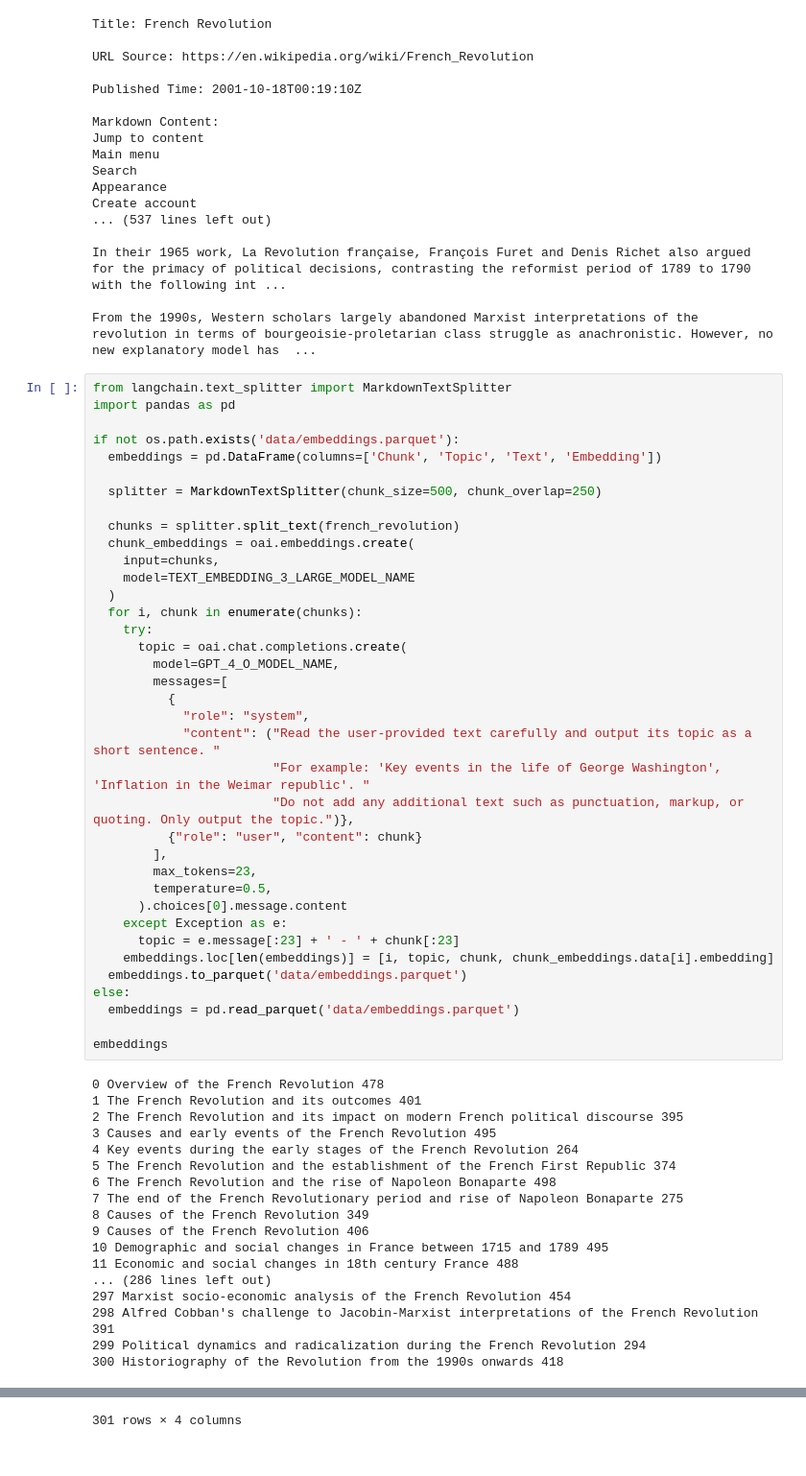
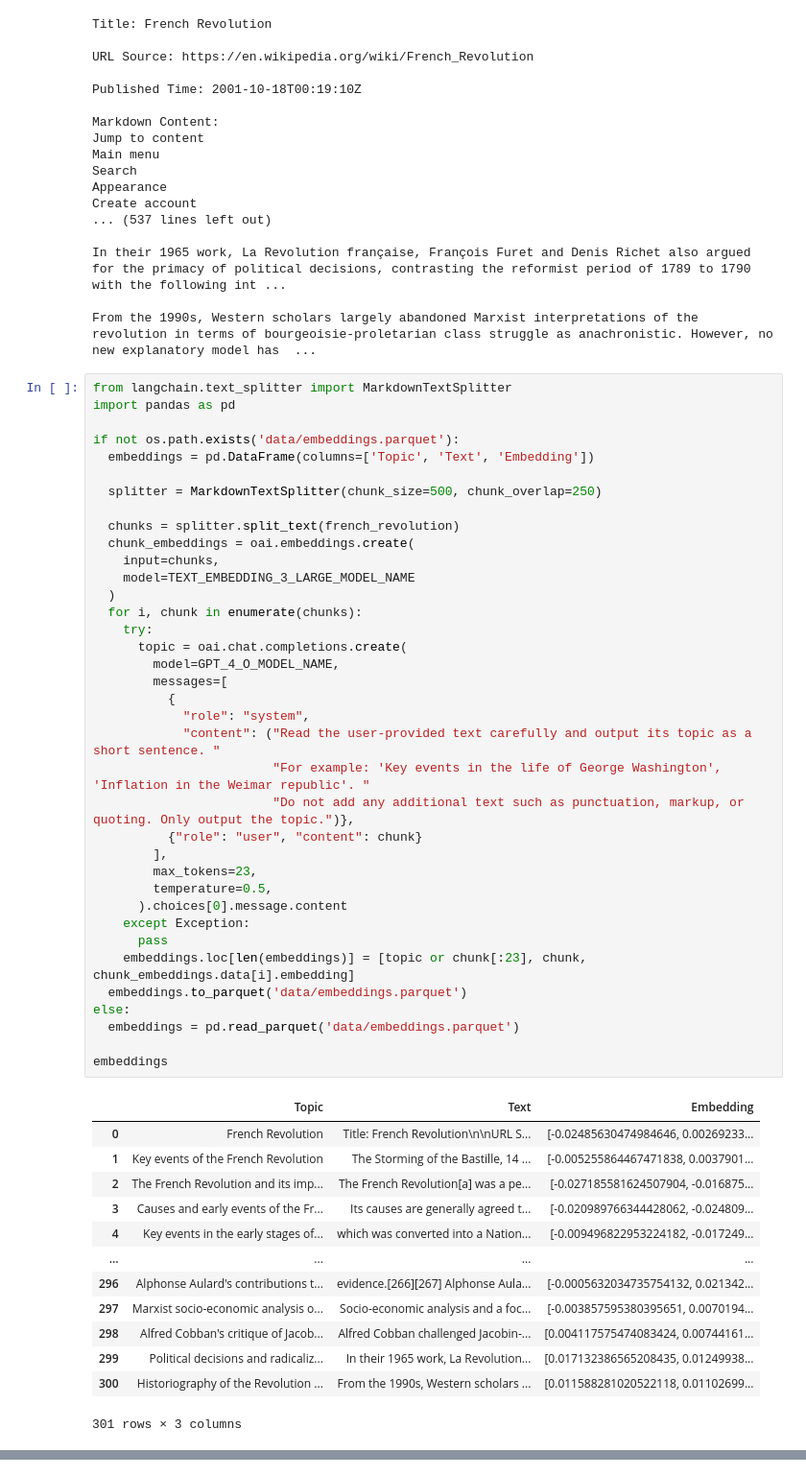
Before and after one commit to intellectronica/battle-of-the-semantics, a Jupyter notebook: battle-of-the-semantics.ipynb, the cells around one changed output, grey strips where cells are left out. Shown at 96% size. Cells and saved outputs as stored; diff of their text form.

```diff
--- a/battle-of-the-semantics.ipynb
+++ b/battle-of-the-semantics.ipynb
@@ -63,53 +63,49 @@ from langchain.text_splitter import MarkdownTextSplitter
 import pandas as pd
 
 if not os.path.exists('data/embeddings.parquet'):
-  embeddings = pd.DataFrame(columns=['Chunk', 'Topic', 'Text', 'Embedding'])
+  embeddings = pd.DataFrame(columns=['Topic', 'Text', 'Embedding'])
 
   splitter = MarkdownTextSplitter(chunk_size=500, chunk_overlap=250)
 
   chunks = splitter.split_text(french_revolution)
   chunk_embeddings = oai.embeddings.create(
     input=chunks,
     model=TEXT_EMBEDDING_3_LARGE_MODEL_NAME
   )
   for i, chunk in enumerate(chunks):
     try:
       topic = oai.chat.completions.create(
         model=GPT_4_O_MODEL_NAME,
         messages=[
           {
             "role": "system",
             "content": ("Read the user-provided text carefully and output its topic as a short sentence. "
                         "For example: 'Key events in the life of George Washington', 'Inflation in the Weimar republic'. "
                         "Do not add any additional text such as punctuation, markup, or quoting. Only output the topic.")},
           {"role": "user", "content": chunk}
         ],
         max_tokens=23,
         temperature=0.5,
       ).choices[0].message.content
-    except Exception as e:
-      topic = e.message[:23] + ' - ' + chunk[:23]
-    embeddings.loc[len(embeddings)] = [i, topic, chunk, chunk_embeddings.data[i].embedding]
+    except Exception:
+      pass
+    embeddings.loc[len(embeddings)] = [topic or chunk[:23], chunk, chunk_embeddings.data[i].embedding]
   embeddings.to_parquet('data/embeddings.parquet')
 else:
   embeddings = pd.read_parquet('data/embeddings.parquet')
 
 embeddings
 # %% [output]
+|  | Topic | Text | Embedding |
+| 0 | French Revolution | Title: French Revolution\n\nURL S... | [-0.02485630474984646, 0.00269233... |
+| 1 | Key events of the French Revolution | The Storming of the Bastille, 14 ... | [-0.005255864467471838, 0.0037901... |
+| 2 | The French Revolution and its imp... | The French Revolution[a] was a pe... | [-0.027185581624507904, -0.016875... |
+| 3 | Causes and early events of the Fr... | Its causes are generally agreed t... | [-0.020989766344428062, -0.024809... |
+| 4 | Key events in the early stages of... | which was converted into a Nation... | [-0.009496822953224182, -0.017249... |
+| ... | ... | ... | ... |
+| 296 | Alphonse Aulard's contributions t... | evidence.[266][267] Alphonse Aula... | [-0.0005632034735754132, 0.021342... |
+| 297 | Marxist socio-economic analysis o... | Socio-economic analysis and a foc... | [-0.003857595380395651, 0.0070194... |
+| 298 | Alfred Cobban's critique of Jacob... | Alfred Cobban challenged Jacobin-... | [0.004117575474083424, 0.00744161... |
+| 299 | Political decisions and radicaliz... | In their 1965 work, La Revolution... | [0.017132386565208435, 0.01249938... |
+| 300 | Historiography of the Revolution ... | From the 1990s, Western scholars ... | [0.011588281020522118, 0.01102699... |
-0 Overview of the French Revolution 478
-1 The French Revolution and its outcomes 401
-2 The French Revolution and its impact on modern French political discourse 395
-3 Causes and early events of the French Revolution 495
-4 Key events during the early stages of the French Revolution 264
-5 The French Revolution and the establishment of the French First Republic 374
-6 The French Revolution and the rise of Napoleon Bonaparte 498
-7 The end of the French Revolutionary period and rise of Napoleon Bonaparte 275
-8 Causes of the French Revolution 349
-9 Causes of the French Revolution 406
-10 Demographic and social changes in France between 1715 and 1789 495
-11 Economic and social changes in 18th century France 488
-... (286 lines left out)
-297 Marxist socio-economic analysis of the French Revolution 454
-298 Alfred Cobban's challenge to Jacobin-Marxist interpretations of the French Revolution 391
-299 Political dynamics and radicalization during the French Revolution 294
-300 Historiography of the Revolution from the 1990s onwards 418
+301 rows × 3 columns
@@ -128 +111,0 @@ embeddings
-301 rows × 4 columns
```
Also changed, not shown: parts of 4 cells of this notebook.
